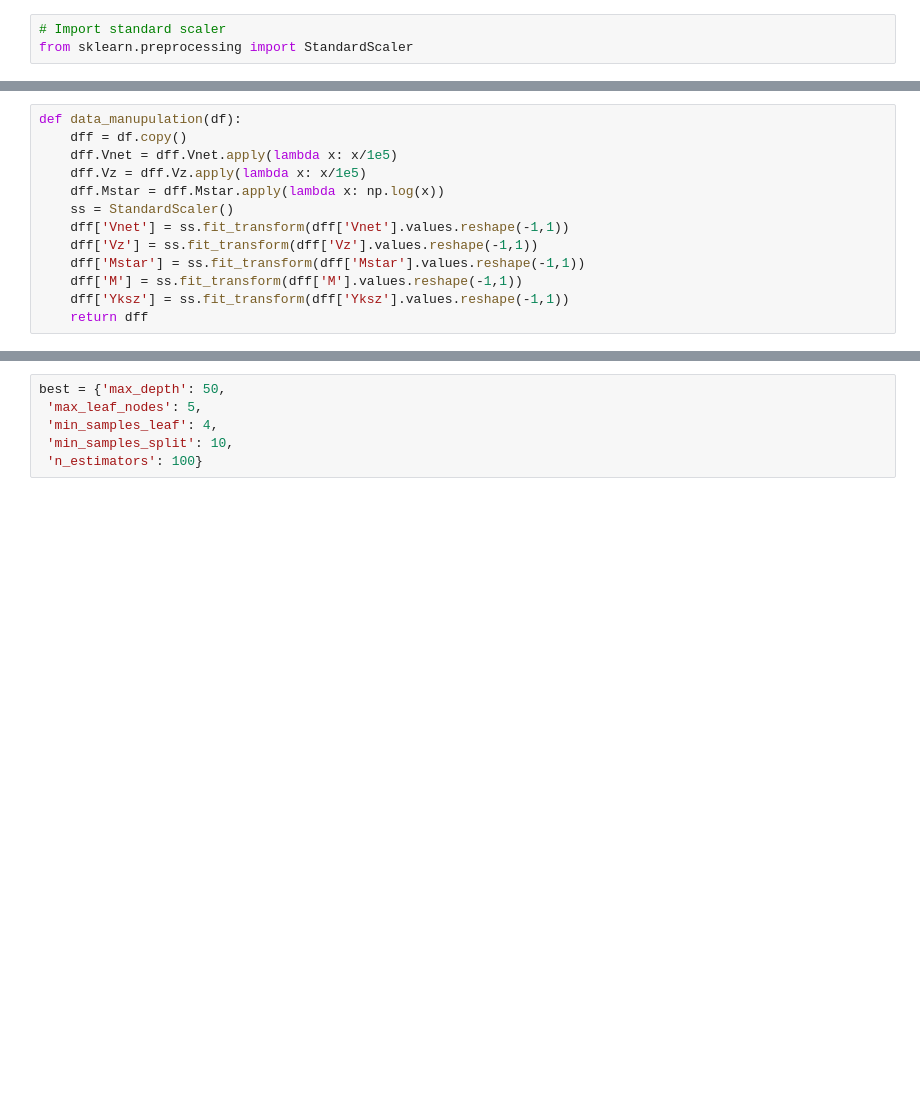
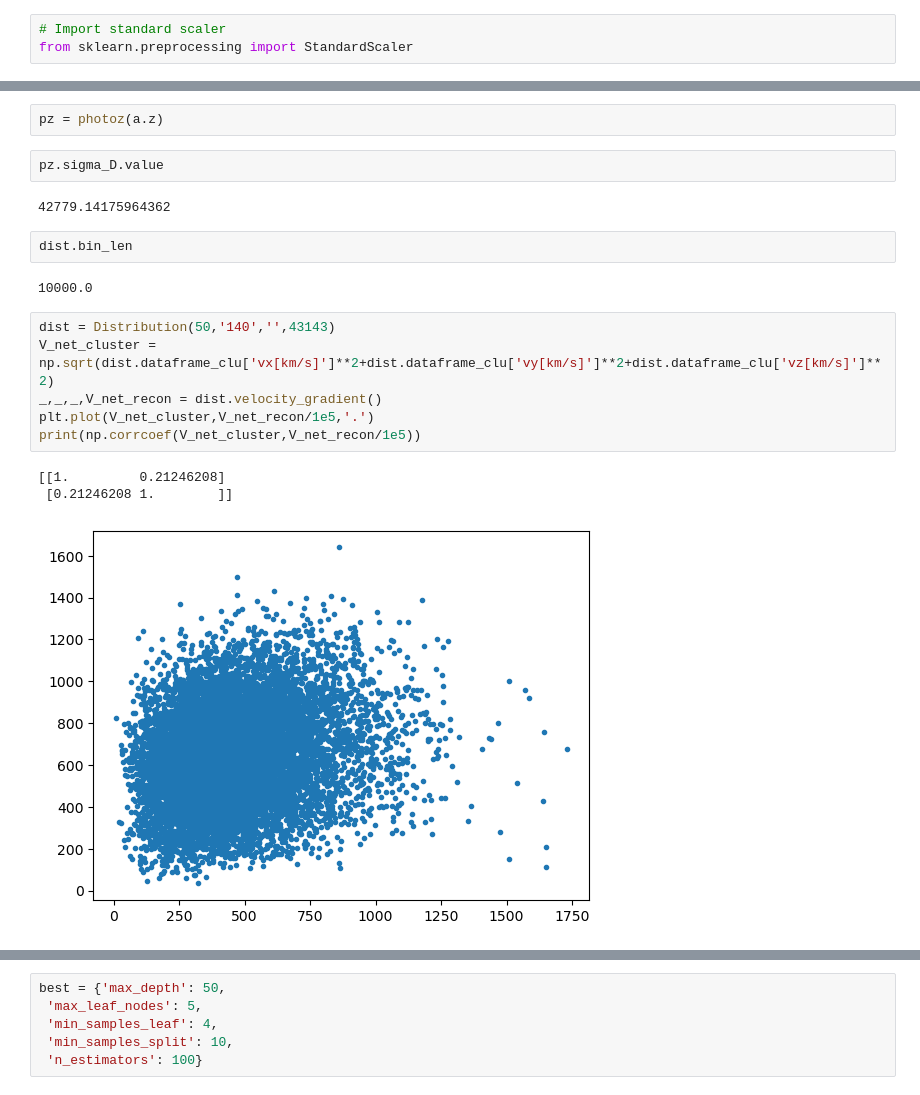
Before and after one commit to antolonappan/kSZscaler, a Jupyter notebook: Notebooks/density.ipynb, the cells around one changed output, grey strips where cells are left out. Drawn from its saved outputs; the diff is of its cells as text; blank space fills up the shorter version.

```diff
--- a/Notebooks/density.ipynb
+++ b/Notebooks/density.ipynb
@@ -21,13 +25,20 @@ from relation import RandomForest
-# %%
-def data_manupulation(df):
-    dff = df.copy()
-    dff.Vnet = dff.Vnet.apply(lambda x: x/1e5)
-    dff.Vz = dff.Vz.apply(lambda x: x/1e5)
-    dff.Mstar = dff.Mstar.apply(lambda x: np.log(x))
-    ss = StandardScaler()
-    dff['Vnet'] = ss.fit_transform(dff['Vnet'].values.reshape(-1,1))
-    dff['Vz'] = ss.fit_transform(dff['Vz'].values.reshape(-1,1))
-    dff['Mstar'] = ss.fit_transform(dff['Mstar'].values.reshape(-1,1))
-    dff['M'] = ss.fit_transform(dff['M'].values.reshape(-1,1))
-    dff['Yksz'] = ss.fit_transform(dff['Yksz'].values.reshape(-1,1))
-    return dff
+# %%
+pz = photoz(a.z)
+# %%
+pz.sigma_D.value
+# %% [output]
+42779.14175964362
+# %%
+dist.bin_len
+# %% [output]
+10000.0
+# %%
+dist = Distribution(50,'140','',43143)
+V_net_cluster = np.sqrt(dist.dataframe_clu['vx[km/s]']**2+dist.dataframe_clu['vy[km/s]']**2+dist.dataframe_clu['vz[km/s]']**2)
+_,_,_,V_net_recon = dist.velocity_gradient()
+plt.plot(V_net_cluster,V_net_recon/1e5,'.')
+print(np.corrcoef(V_net_cluster,V_net_recon/1e5))
+# %% [output]
+[[1.         0.21246208]
+ [0.21246208 1.        ]]
+[figure, added]
```
Also changed, not shown: parts of 3 cells of this notebook, 4 other files.
